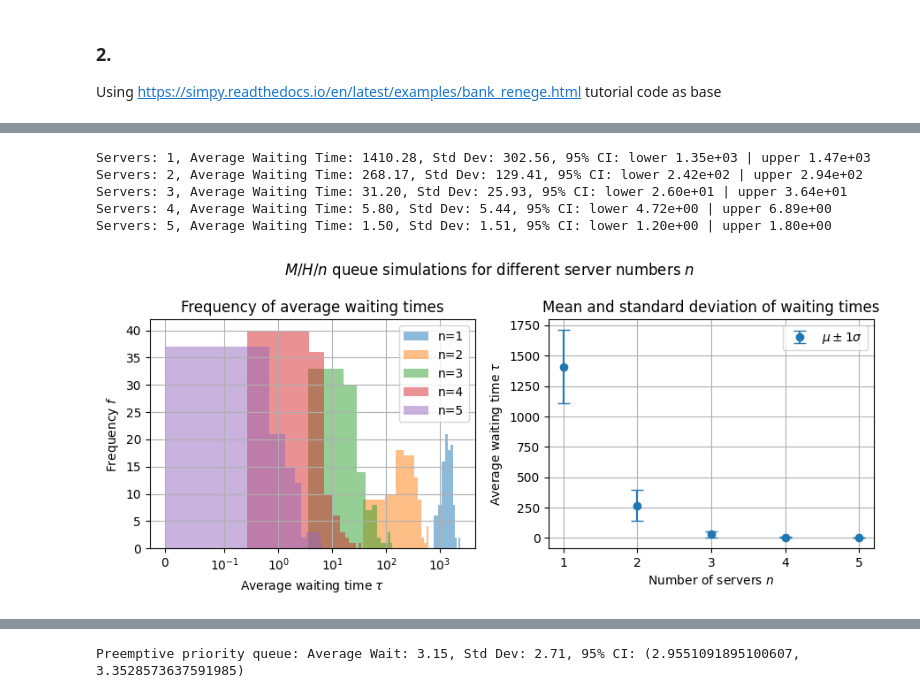
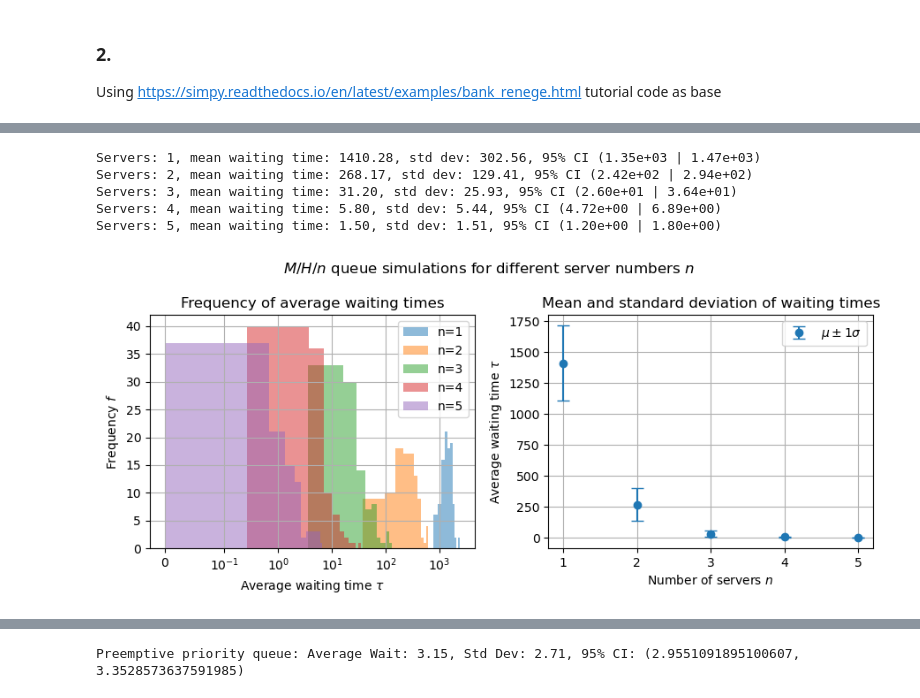
Before and after one commit to jonas4climate/ss-assignment-2, a Jupyter notebook: CalvinLaw_11306734_RaymondZhang_14865904_JonasSchaefer_14039982_2.ipynb, the cells around one changed output, grey strips where cells are left out. Cells and saved outputs as stored; diff of their text form; code cells hidden in the pictures.

```diff
--- a/CalvinLaw_11306734_RaymondZhang_14865904_JonasSchaefer_14039982_2.ipynb
+++ b/CalvinLaw_11306734_RaymondZhang_14865904_JonasSchaefer_14039982_2.ipynb
@@ -194,21 +195,21 @@ def customer(env, name, counters, store_wait_times, service_pdf='exp', service_t
         yield env.timeout(service_time)
         store_wait_times.append(wait)
 
-def simulate_experiments(dist_src='exp', dist_cst='exp', ns=[1, 2, 4], n_sim=N_SIM):
+def simulate_experiments_by_ns(arrival_pdf='exp', service_pdf='exp', ns=[1, 2, 4], n_sim=N_SIM):
     """Run the simulations with provided parameters and return the waiting times and their averages"""
-    wait_times_data = {n: [[] for _ in range(n_sim)] for n in ns}
-    wait_times_data_mean = {n: [] for n in ns}
+    data_wait_times = {n: [] for n in ns}
+    means = {n: [] for n in ns}
     for n in ns:
         for i in range(n_sim):
             random.seed(RANDOM_SEED+i)
             env = simpy.Environment()
             counter = simpy.Resource(env, capacity=n)
             wait_times = []
-            env.process(source(env, N_CUSTOMERS, ARRIVAL_INTERVAL, counter, wait_times, arrival_pdf=dist_src, service_pdf=dist_cst))
+            env.process(source(env, N_CUSTOMERS, ARRIVAL_INTERVAL, counter, wait_times, arrival_pdf=arrival_pdf, service_pdf=service_pdf))
             env.run()
-            wait_times_data[n][i] = wait_times
-            wait_times_data_mean[n].append(np.mean(wait_times))
-    return wait_times_data, wait_times_data_mean
+            data_wait_times[n].append(wait_times)
+            means[n].append(np.mean(wait_times))
+    return data_wait_times, means
 
 def get_statistics(wait_times_data, print_results=True):
     """Calculate average, standard deviation, and 95% confidence interval for each simulation"""
@@ -274,6 +275,7 @@ def calculate_required_measurements(rho_values, num_servers, mu, desired_power=0
     return required_measurements
 # %%
 runs_req = {}
+rho_values = np.linspace(0.1, 0.9, 1) # TODO change just to make it faster:)
 for num_server in [1,2,4]:
     runs_req[num_server] = calculate_required_measurements(rho_values, num_server, mu, desired_power=0.8, alpha=0.05)
 
@@ -406,13 +379,13 @@ Servers: 5, Average Waiting Time: 0.02, Std Dev: 0.03, 95% CI: lower 1.57e-02 |
 # %%
 # Experiment
-wait_times_data = simulate_experiments(arrival_pdf='exp', service_pdf='hyperexp', ns=ns)
-avgs, stds, conf_intervals = get_statistics(wait_times_data)
+wait_times, means = simulate_experiments_by_ns(arrival_pdf='exp', service_pdf='hyperexp', ns=ns)
+avgs, stds, conf_intervals = get_statistics(means)
 
-plot_wait_times_and_mean_ci(ns, wait_times_data, avgs, stds, conf_intervals, title='$M/H/n$ queue simulations for different server numbers $n$')
+plot_wait_times_and_mean_ci(ns, means, avgs, stds, conf_intervals, title='$M/H/n$ queue simulations for different server numbers $n$')
 # %% [output]
-Servers: 1, Average Waiting Time: 1410.28, Std Dev: 302.56, 95% CI: lower 1.35e+03 | upper 1.47e+03
-Servers: 2, Average Waiting Time: 268.17, Std Dev: 129.41, 95% CI: lower 2.42e+02 | upper 2.94e+02
-Servers: 3, Average Waiting Time: 31.20, Std Dev: 25.93, 95% CI: lower 2.60e+01 | upper 3.64e+01
-Servers: 4, Average Waiting Time: 5.80, Std Dev: 5.44, 95% CI: lower 4.72e+00 | upper 6.89e+00
-Servers: 5, Average Waiting Time: 1.50, Std Dev: 1.51, 95% CI: lower 1.20e+00 | upper 1.80e+00
+Servers: 1, mean waiting time: 1410.28, std dev: 302.56, 95% CI (1.35e+03 | 1.47e+03)
+Servers: 2, mean waiting time: 268.17, std dev: 129.41, 95% CI (2.42e+02 | 2.94e+02)
+Servers: 3, mean waiting time: 31.20, std dev: 25.93, 95% CI (2.60e+01 | 3.64e+01)
+Servers: 4, mean waiting time: 5.80, std dev: 5.44, 95% CI (4.72e+00 | 6.89e+00)
+Servers: 5, mean waiting time: 1.50, std dev: 1.51, 95% CI (1.20e+00 | 1.80e+00)
-[figure, old version]
+[figure, new version]
```
Also changed, not shown: parts of 14 cells of this notebook.
